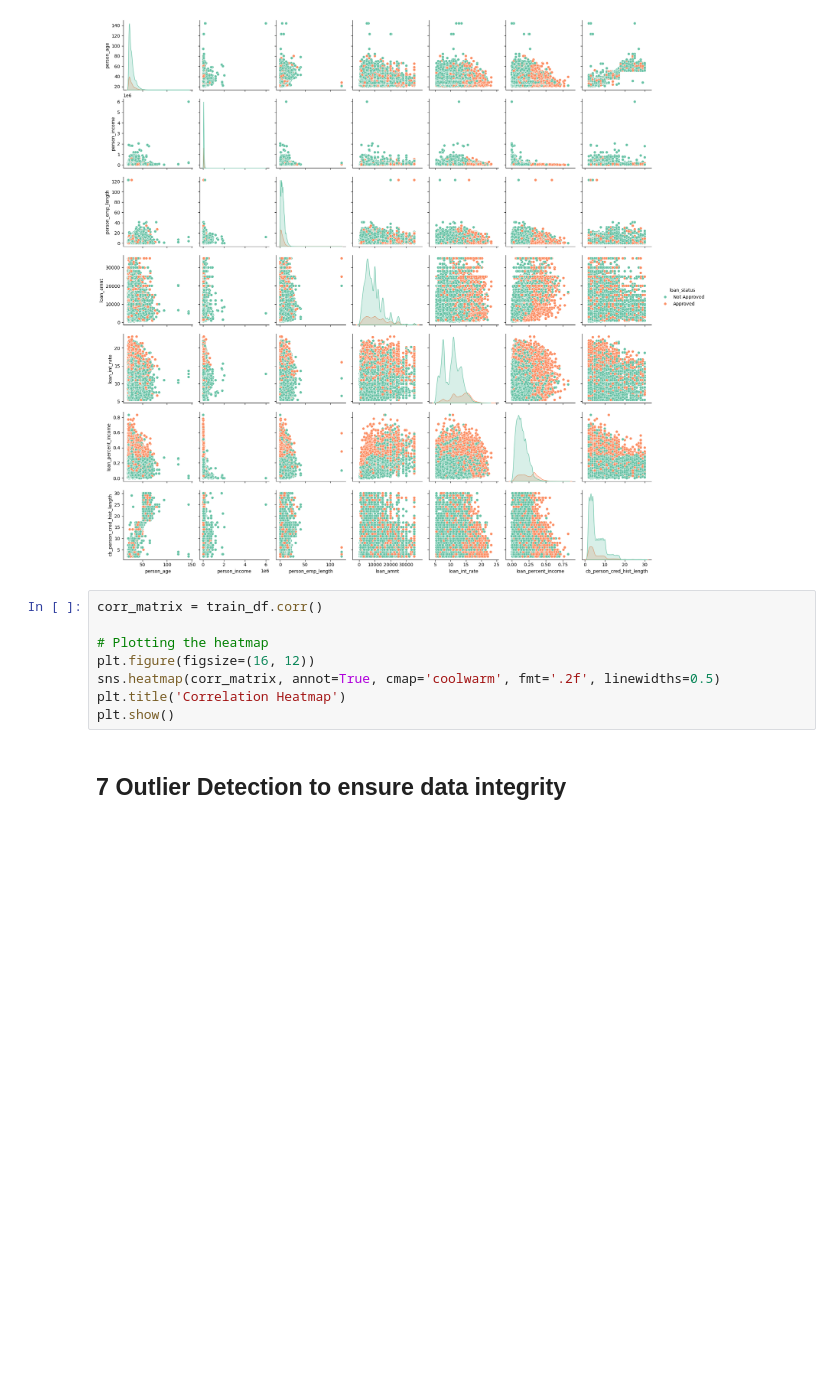
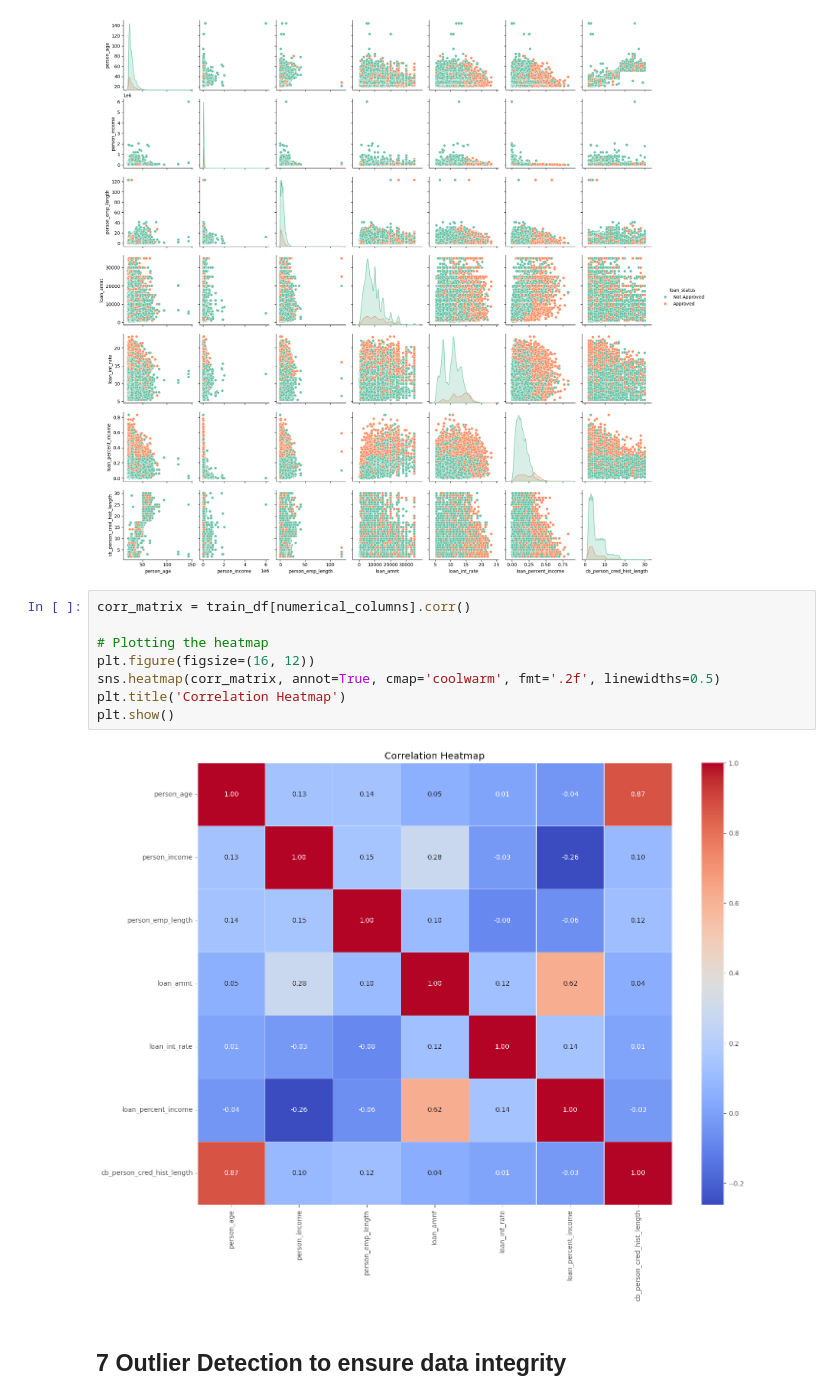
Before and after one commit to Rachel0619/Loan-Approval-Prediction, a Jupyter notebook: notebooks/EDA.ipynb, the cells around one changed output. Cells and saved outputs as stored; diff of their text form; blank space fills up the shorter version.

Commit message:
model training

```diff
--- a/notebooks/EDA.ipynb
+++ b/notebooks/EDA.ipynb
@@ -317,13 +332,15 @@ plt.show()
 # %% [output]
 [figure]
 # %%
-corr_matrix = train_df.corr()
+corr_matrix = train_df[numerical_columns].corr()
 
 # Plotting the heatmap
 plt.figure(figsize=(16, 12))
 sns.heatmap(corr_matrix, annot=True, cmap='coolwarm', fmt='.2f', linewidths=0.5)
 plt.title('Correlation Heatmap')
 plt.show()
+# %% [output]
+[figure, added]
 # %% [markdown]
 ## 7 Outlier Detection to ensure data integrity
 # %% [markdown]
```
Also changed, not shown: parts of 6 cells of this notebook, 5 other files.
